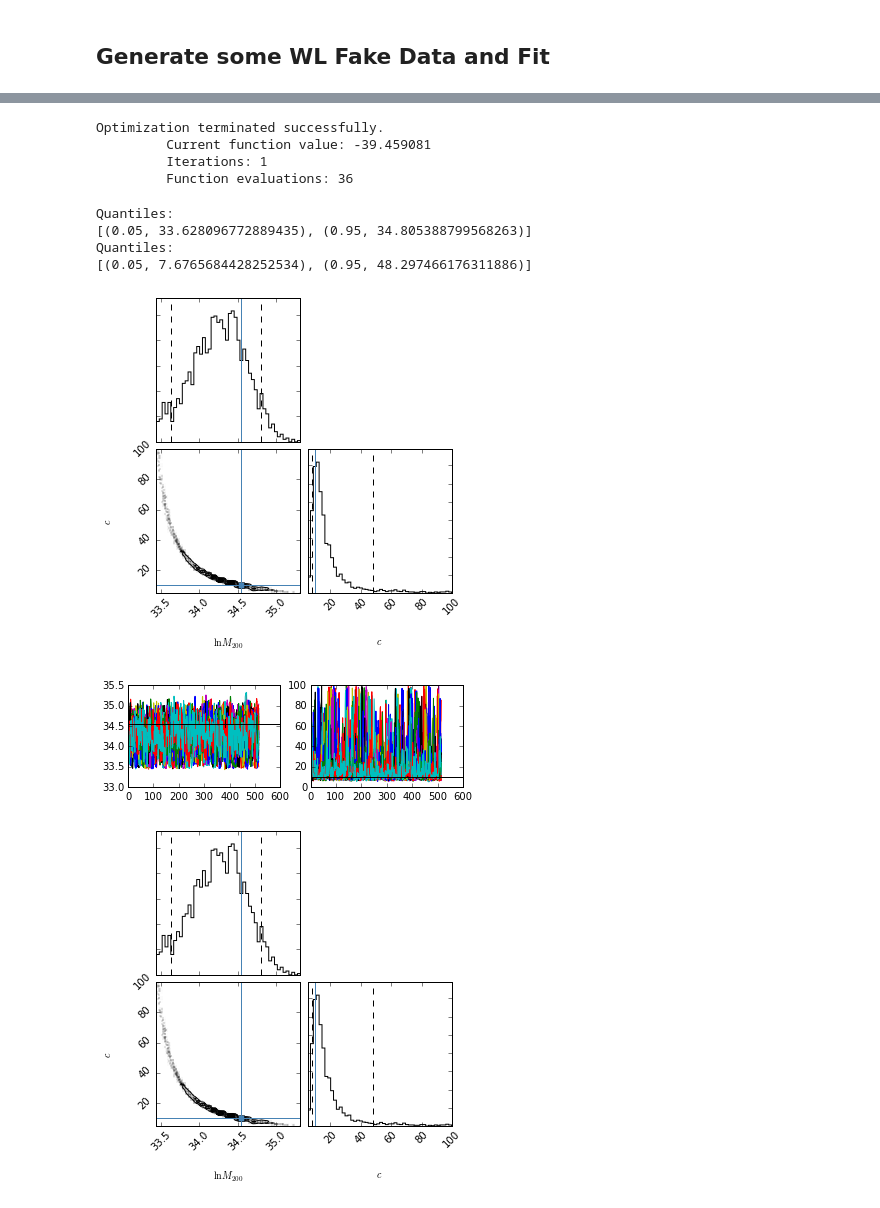
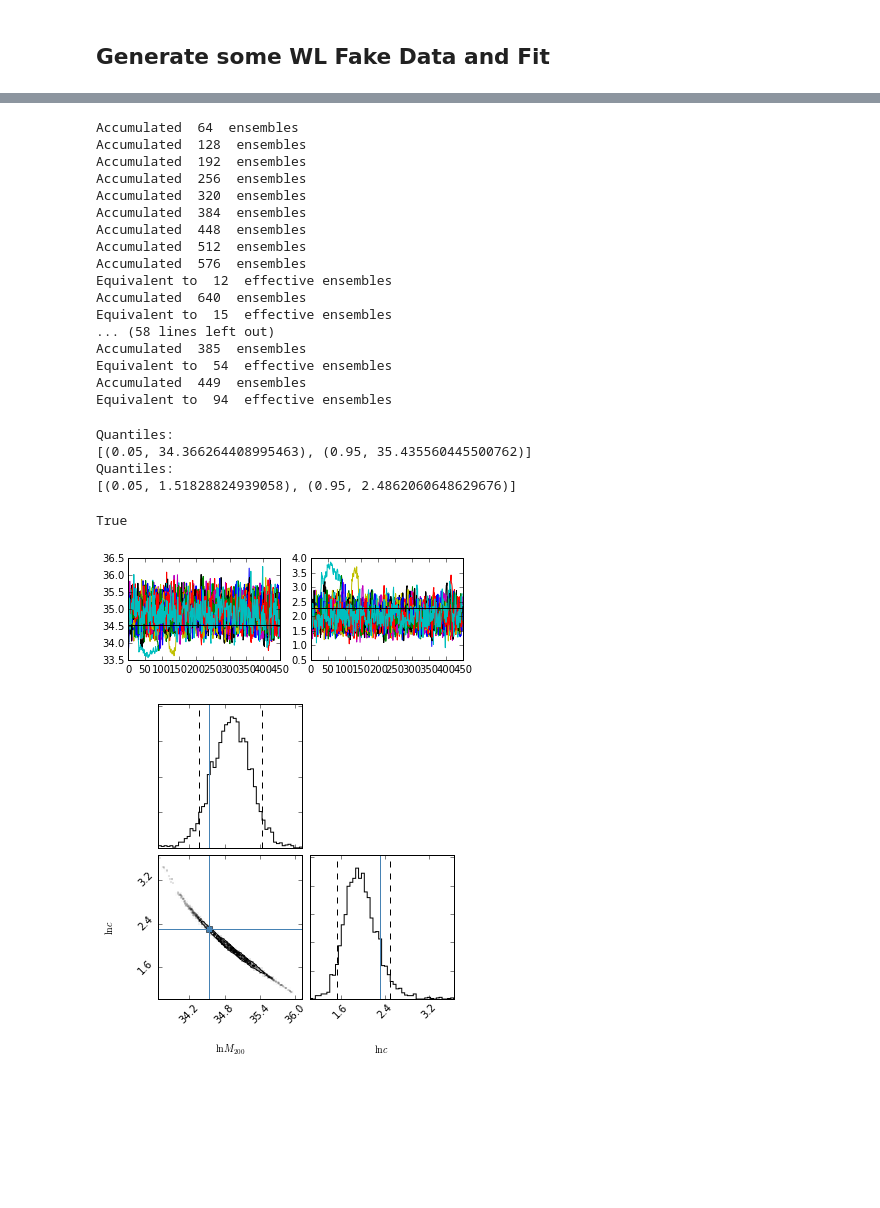
Before and after one commit to farr/HierarchicalLensing, a Jupyter notebook: WeakLensing.ipynb, the cells around one changed output, grey strips where cells are left out. Cells and saved outputs as stored; diff of their text form; code cells hidden in the pictures; blank space fills up the shorter version.

```diff
--- a/WeakLensing.ipynb
+++ b/WeakLensing.ipynb
@@ -24,13 +24,17 @@ legend(loc='upper right')
 ## Generate some WL Fake Data and Fit
 # %%
 log_m200 = log(1e15)
-c = 10.0
-p0 = array([log_m200, c])
+log_c = log(10.0)
+p0 = array([log_m200, log_c])
 zl = 0.5
 zs = 1.2
-rs = linspace(0, 2, 20)[1:]
-shears = wl.NFW(rs, exp(log_m200), c, zl, zs)
-dshear = 0.05
-errorbar(rs, shears, yerr=dshear)
+rs = linspace(0, 1, 10)[1:]
+true_shear = wl.NFW(rs, exp(log_m200), exp(log_c), zl, zs)
+dshear = 0.05 + rs*0
+logpost = wl.WeakLensingLikelihood(rs, true_shear, dshear, zl, zs)
+shear = logpost.draw_data(p0)
+logpost = wl.WeakLensingLikelihood(rs, shear, dshear, zl, zs)
+errorbar(rs, shear, yerr=dshear, fmt='.', color='b')
+plot(rs, true_shear, '-k')
 axis(ymin=0)
 # %% [output]
@@ -39,10 +43,23 @@ axis(ymin=0)
 # %%
-logpost = wl.WeakLensingLikelihood(rs, shears, dshear, zl, zs)
-pbest = so.fmin_powell(lambda x: -logpost(x), p0)
 sampler = emcee.EnsembleSampler(32, 2, logpost)
-runner = pr.EnsembleSamplerRunner(sampler, pbest + 1e-3*randn(32, 2))
+runner = pr.EnsembleSamplerRunner(sampler, p0 + 1e-3*randn(32, 2))
+runner.run_to_neff(2048/32)
+runner.save_state('../runs/wl_test')
 # %% [output]
-Optimization terminated successfully.
-         Current function value: -39.459081
-         Iterations: 1
-         Function evaluations: 36
+Accumulated  64  ensembles
+Accumulated  128  ensembles
+Accumulated  192  ensembles
+Accumulated  256  ensembles
+Accumulated  320  ensembles
+Accumulated  384  ensembles
+Accumulated  448  ensembles
+Accumulated  512  ensembles
+Accumulated  576  ensembles
+Equivalent to  12  effective ensembles
+Accumulated  640  ensembles
+Equivalent to  15  effective ensembles
+... (58 lines left out)
+Accumulated  385  ensembles
+Equivalent to  54  effective ensembles
+Accumulated  449  ensembles
+Equivalent to  94  effective ensembles
@@ -52,11 +66,11 @@ runner.save_state('../runs/wl_test')
 # %%
 pu.plot_emcee_chains(runner.chain, mean=False, truths=p0)
-tri.corner(runner.thin_flatchain, truths=p0, quantiles=[0.05, 0.95], labels=[r'$\ln M_{200}$', r'$c$'])
+tri.corner(runner.thin_flatchain, truths=p0, quantiles=[0.05, 0.95], labels=[r'$\ln M_{200}$', r'$\ln c$']); True
 # %% [output]
 Quantiles:
-[(0.05, 33.628096772889435), (0.95, 34.805388799568263)]
+[(0.05, 34.366264408995463), (0.95, 35.435560445500762)]
 Quantiles:
-[(0.05, 7.6765684428252534), (0.95, 48.297466176311886)]
+[(0.05, 1.51828824939058), (0.95, 2.4862060648629676)]
+True
-[figure, old version]
+[figure, new version]
-[figure, old version]
+[figure, new version]
-[figure, removed]
```
Also changed, not shown: parts of 2 cells of this notebook, 1 other file.
